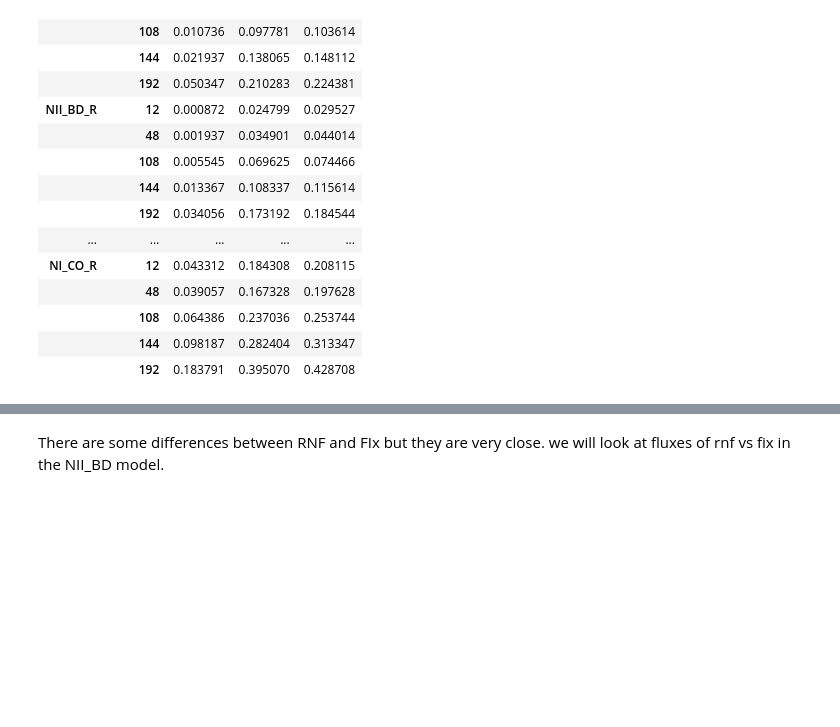
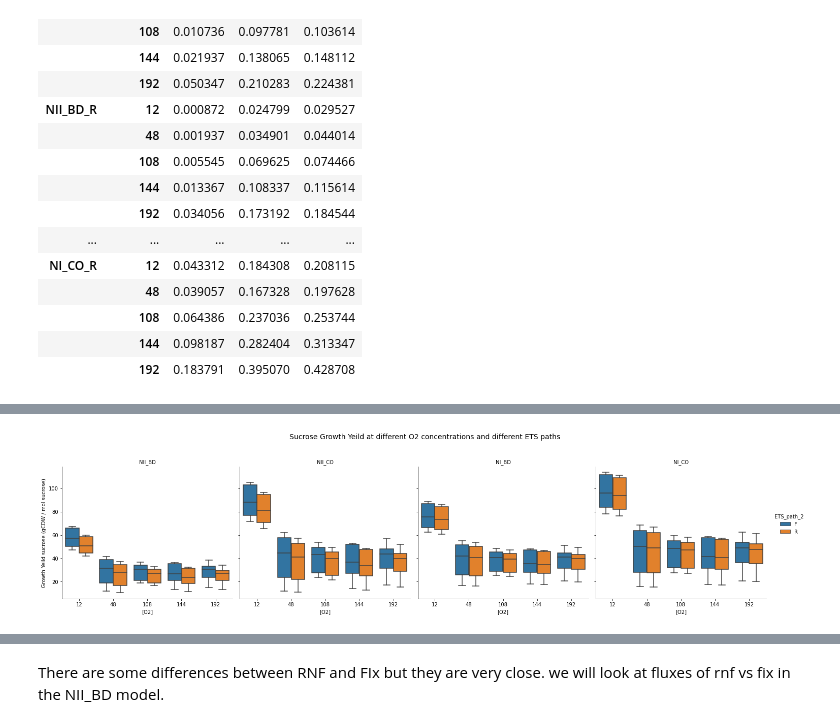
Before and after one commit to alexander-alleman/Azotobactervinelandii_metabolicmodel, a Jupyter notebook: Notebooks/ATPM_compare.ipynb, the cells around one changed output, grey strips where cells are left out. Cells and saved outputs as stored; diff of their text form; code cells hidden in the pictures; blank space fills up the shorter version.

```diff
--- a/Notebooks/ATPM_compare.ipynb
+++ b/Notebooks/ATPM_compare.ipynb
@@ -446,5 +461,10 @@ TypeError: sequence item 1: expected str instance, list found
 # %%
 ax = sns.catplot( x = 'O2_conc', y = 'growth_yeild_suc_pred', col= 'ETS_path_1', hue = 'ETS_path_2', data = growth_compare, kind = 'box')
 ax.set_axis_labels('[O2]','Growth Yeild sucrose (gCDW / mol sucrose)')
-ax.savefig('../Outputs/Maintenance_rates/growthyeild_suc_ETS_FR.tiff', dpi = 60)
+ax.set_titles(col_template = "{col_name}")
+ax.fig.subplots_adjust(top=0.8)
+ax.fig.suptitle('Sucrose Growth Yeild at different O2 concentrations and different ETS paths', size = 14)
+ax.savefig('../Outputs/ATPM_compare/growthyeild_suc_ETS_FR.tiff', dpi = 60)
 #add experimental?
+# %% [output]
+[figure, added]
```
Also changed, not shown: parts of 10 cells of this notebook, 19 other files.
